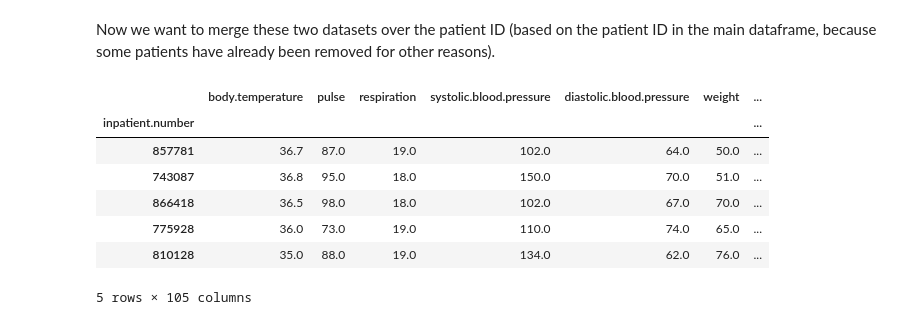
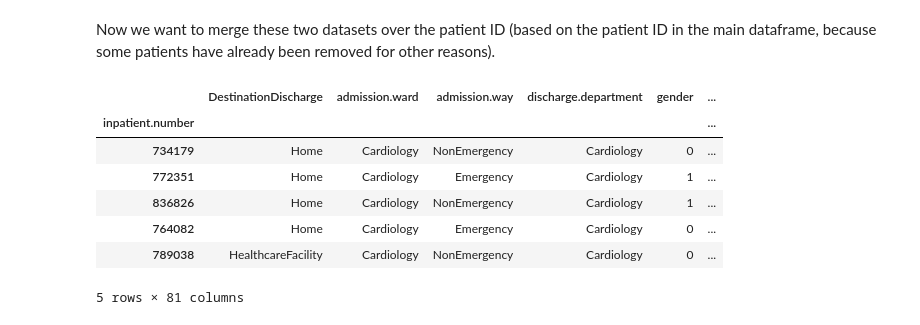
Before and after one commit to annachiara-rossi/heart-failure-project, a Jupyter notebook: 6_Drugs.ipynb, the cells around one changed output. Drawn from its saved outputs; the diff is of its cells as text; code cells hidden in the pictures.

Commit message:
merge drugs train and test

```diff
--- a/6_Drugs.ipynb
+++ b/6_Drugs.ipynb
@@ -180,15 +180,15 @@ drugs_by_patient.head()
 # %% [markdown]
 Now we want to merge these two datasets over the patient ID (based on the patient ID in the main dataframe, because some patients have already been removed for other reasons).
 # %%
-data = pd.read_csv('data_cleaned.csv')
-data.set_index('inpatient.number', inplace = True)
-data.head()
+X_train = pd.read_csv('train_data.csv')
+X_train.set_index('inpatient.number', inplace = True)
+X_train.head()
 # %% [output]
-|  | body.temperature | pulse | respiration | systolic.blood.pressure | diastolic.blood.pressure | weight | ... |
-| inpatient.number |  |  |  |  |  |  | ... |
-| 857781 | 36.7 | 87.0 | 19.0 | 102.0 | 64.0 | 50.0 | ... |
-| 743087 | 36.8 | 95.0 | 18.0 | 150.0 | 70.0 | 51.0 | ... |
-| 866418 | 36.5 | 98.0 | 18.0 | 102.0 | 67.0 | 70.0 | ... |
-| 775928 | 36.0 | 73.0 | 19.0 | 110.0 | 74.0 | 65.0 | ... |
-| 810128 | 35.0 | 88.0 | 19.0 | 134.0 | 62.0 | 76.0 | ... |
+|  | DestinationDischarge | admission.ward | admission.way | discharge.department | gender | ... |
+| inpatient.number |  |  |  |  |  | ... |
+| 734179 | Home | Cardiology | NonEmergency | Cardiology | 0 | ... |
+| 772351 | Home | Cardiology | Emergency | Cardiology | 1 | ... |
+| 836826 | Home | Cardiology | NonEmergency | Cardiology | 1 | ... |
+| 764082 | Home | Cardiology | Emergency | Cardiology | 0 | ... |
+| 789038 | HealthcareFacility | Cardiology | NonEmergency | Cardiology | 0 | ... |
-5 rows × 105 columns
+5 rows × 81 columns
```
Also changed, not shown: parts of 15 cells of this notebook, 2 other files.
